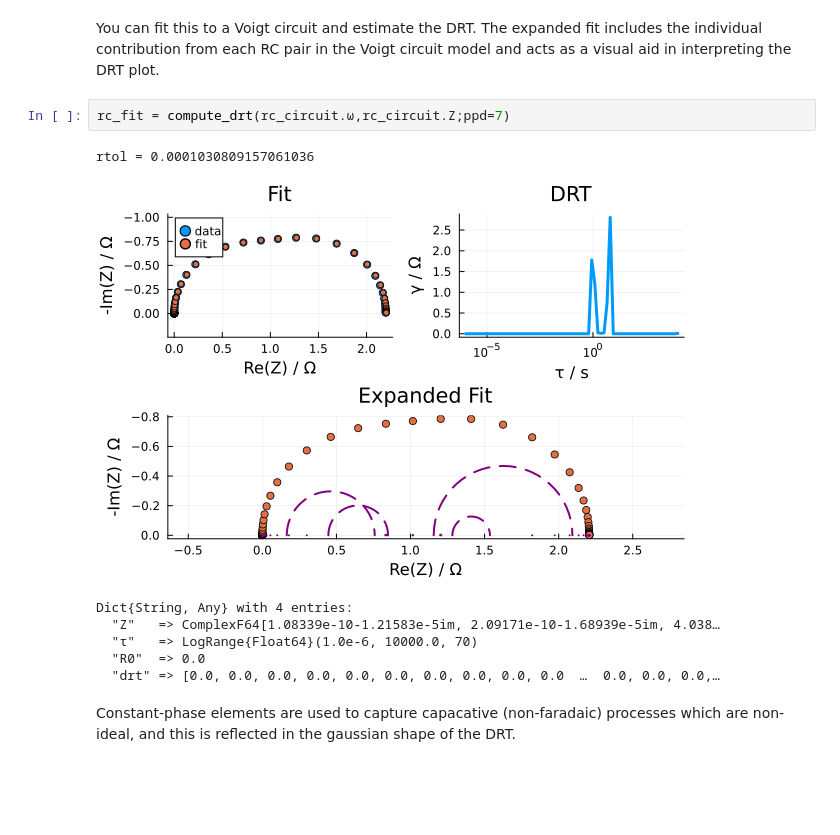
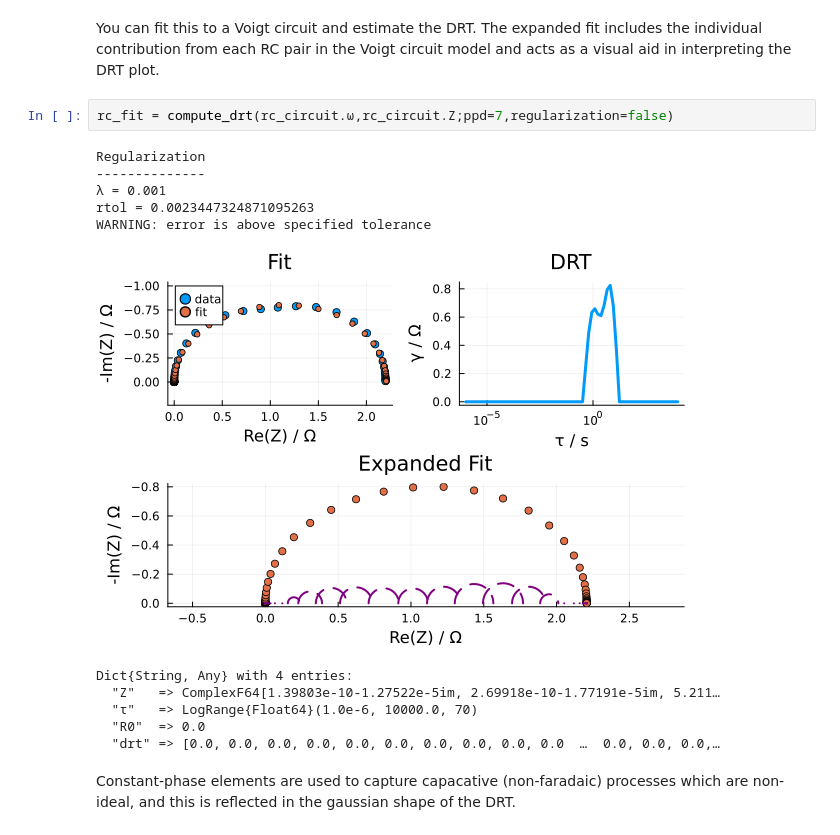
Before and after one commit to bdamerau/EISAnalysis.jl, a Jupyter notebook: Notebooks/DRT.ipynb, the cells around one changed output. Cells and saved outputs as stored; diff of their text form; blank space fills up the shorter version.

```diff
--- a/Notebooks/DRT.ipynb
+++ b/Notebooks/DRT.ipynb
@@ -18,12 +18,16 @@ plot_Nyquist(rc_circuit)
 # %% [markdown]
 You can fit this to a Voigt circuit and estimate the DRT. The expanded fit includes the individual contribution from each RC pair in the Voigt circuit model and acts as a visual aid in interpreting the DRT plot.
 # %%
-rc_fit = compute_drt(rc_circuit.ω,rc_circuit.Z;ppd=7)
+rc_fit = compute_drt(rc_circuit.ω,rc_circuit.Z;ppd=7,regularization=false)
 # %% [output]
-rtol = 0.0001030809157061036
+Regularization
+--------------
+λ = 0.001
+rtol = 0.0023447324871095263
+WARNING: error is above specified tolerance
-[figure, old version]
+[figure, new version]
 Dict{String, Any} with 4 entries:
-  "Z"   => ComplexF64[1.08339e-10-1.21583e-5im, 2.09171e-10-1.68939e-5im, 4.038…
+  "Z"   => ComplexF64[1.39803e-10-1.27522e-5im, 2.69918e-10-1.77191e-5im, 5.211…
   "τ"   => LogRange{Float64}(1.0e-6, 10000.0, 70)
   "R0"  => 0.0
   "drt" => [0.0, 0.0, 0.0, 0.0, 0.0, 0.0, 0.0, 0.0, 0.0, 0.0  …  0.0, 0.0, 0.0,…
```
Also changed, not shown: parts of 3 cells of this notebook, 3 other files.
